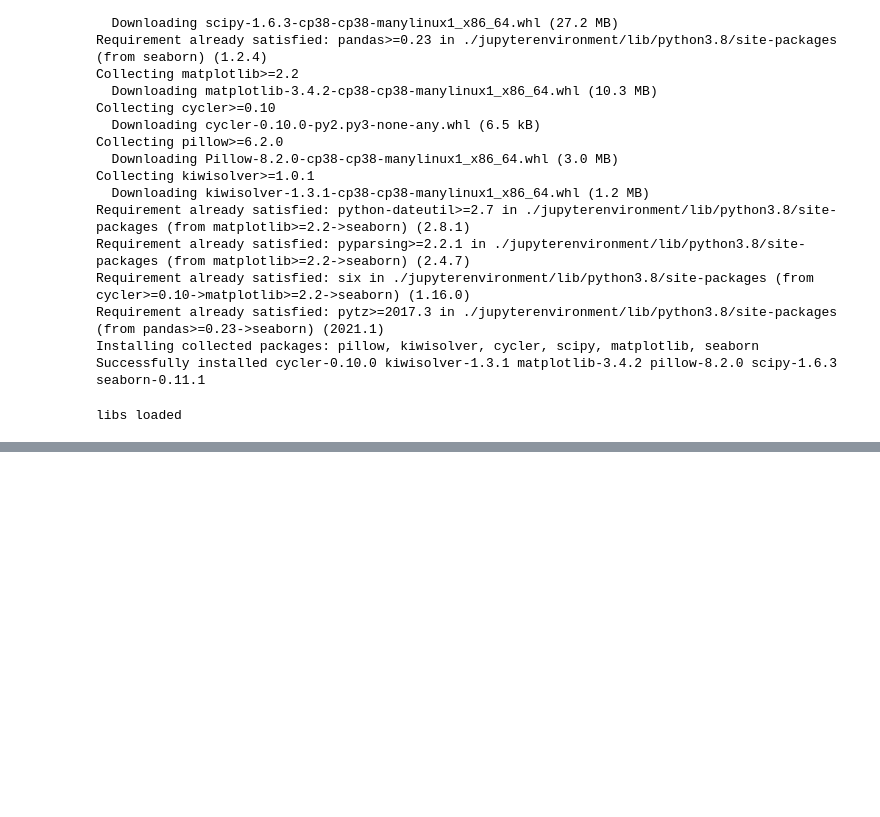
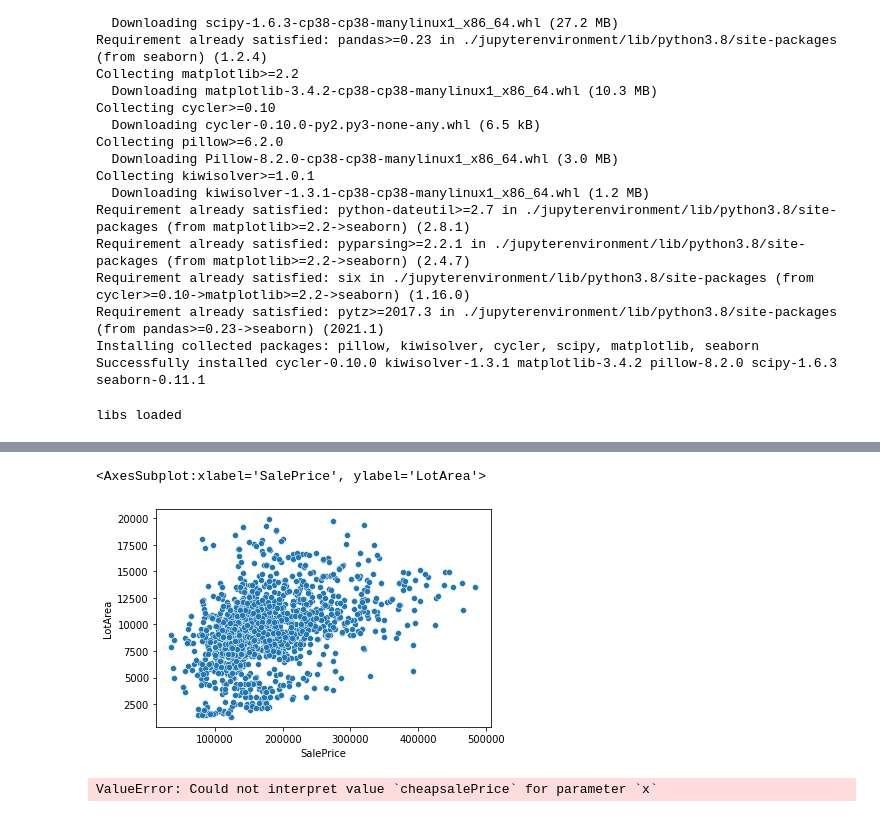
Before and after one commit to nicKLas-317/pythonEDA, a Jupyter notebook: pandas.ipynb, the cells around one changed output, grey strips where cells are left out. Saved outputs shown, nothing was run; the diff lists cells and outputs as text; code cells hidden in the pictures; blank space fills up the shorter version.

```diff
--- a/pandas.ipynb
+++ b/pandas.ipynb
@@ -30,0 +120,16 @@ libs loaded
+# %%
+df = houses[(houses['SalePrice']<500000) & (houses['LotArea']<20000)]
+sns.scatterplot(x='SalePrice', y='LotArea', data=df)
+# %% [output]
+<AxesSubplot:xlabel='SalePrice', ylabel='LotArea'>
+[figure, added]
+# %%
+#4 sort on LotArea and price
+houses = pd.read_csv('datas/house_pricing.csv');
+
+cheapsalePrice = houses[houses['SalePrice']<500000]
+smallLotArea = houses[houses['LotArea']<20000]
+
+sns.scatterplot(x='salePrice', y='LotArea', data=houses)
+# %% [output]
+ValueError: Could not interpret value `cheapsalePrice` for parameter `x`
```
Also changed, not shown: parts of 13 cells of this notebook.
